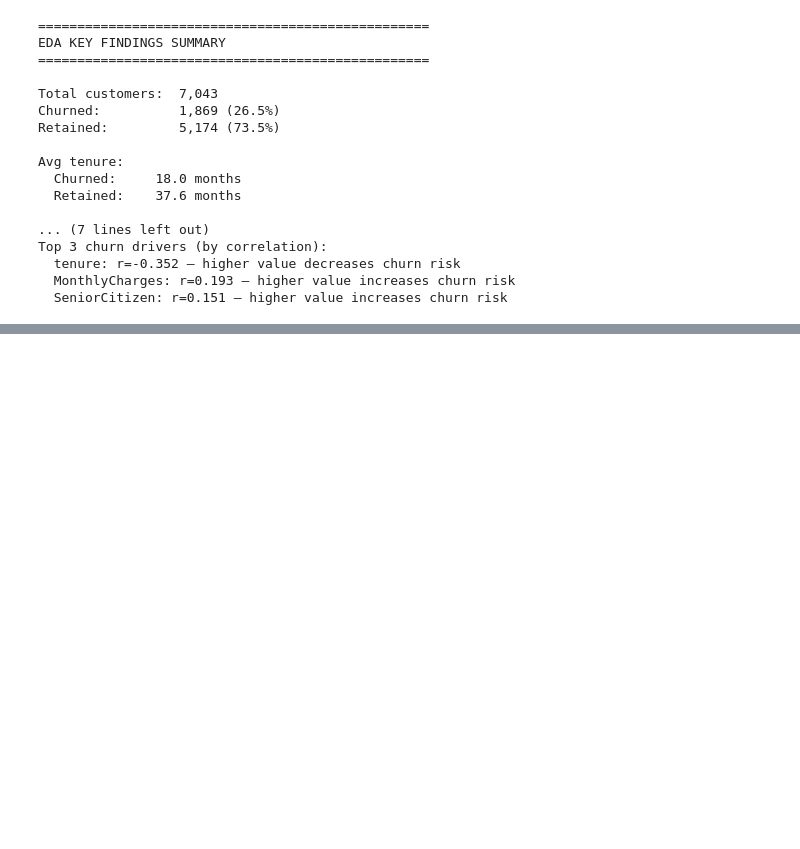
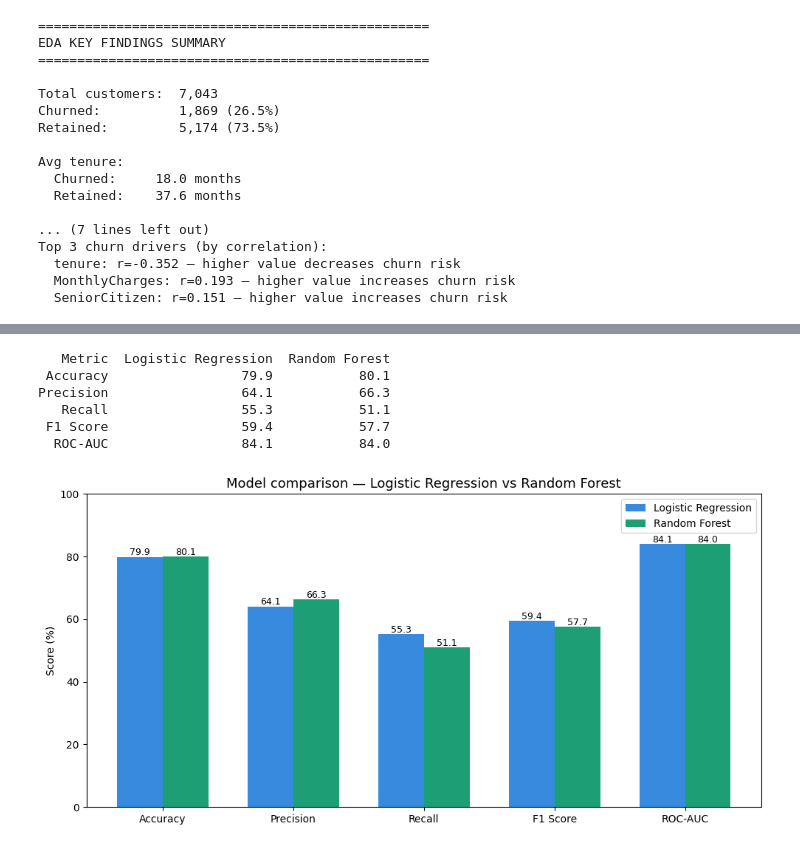
Before and after one commit to VinayTodkar/customer-churn-analysis, a Jupyter notebook: customer-churn-analysis.ipynb, the cells around one changed output, grey strips where cells are left out. Drawn from its saved outputs; the diff is of its cells as text; code cells hidden in the pictures; blank space fills up the shorter version.

```diff
--- a/customer-churn-analysis.ipynb
+++ b/customer-churn-analysis.ipynb
@@ -246,0 +353,19 @@ Top 3 churn drivers (by correlation):
+# %%
+rf_model = RandomForestClassifier(
+    n_estimators=100,
+    max_depth=10,
+    min_samples_split=10,
+    random_state=42,
+    n_jobs=-1
+)
+rf_model.fit(X_train, y_train)
+
+rf_preds      = rf_model.predict(X_test)
+rf_preds_prob = rf_model.predict_proba(X_test)[:, 1]
+
+print("=== Random Forest Results ===")
+print(f"Accuracy:  {accuracy_score(y_test, rf_preds)*100:.1f}%")
+print(f"Precision: {precision_score(y_test, rf_preds)*100:.1f}%")
+print(f"Recall:    {recall_score(y_test, rf_preds)*100:.1f}%")
+print(f"F1 Score:  {f1_score(y_test, rf_preds)*100:.1f}%")
+print(f"ROC-AUC:   {roc_auc_score(y_test, rf_preds_prob)*100:.1f}%")
@@ -246,0 +379,57 @@ Top 3 churn drivers (by correlation):
+# %%
+metrics = {
+    'Metric':    ['Accuracy', 'Precision', 'Recall', 'F1 Score', 'ROC-AUC'],
+    'Logistic Regression': [
+        accuracy_score(y_test, lr_preds),
+        precision_score(y_test, lr_preds),
+        recall_score(y_test, lr_preds),
+        f1_score(y_test, lr_preds),
+        roc_auc_score(y_test, lr_preds_prob)
+    ],
+    'Random Forest': [
+        accuracy_score(y_test, rf_preds),
+        precision_score(y_test, rf_preds),
+        recall_score(y_test, rf_preds),
+        f1_score(y_test, rf_preds),
+        roc_auc_score(y_test, rf_preds_prob)
+    ]
+}
+
+results_df = pd.DataFrame(metrics)
+results_df['Logistic Regression'] = results_df['Logistic Regression'].mul(100).round(1)
+results_df['Random Forest']       = results_df['Random Forest'].mul(100).round(1)
+print(results_df.to_string(index=False))
+
+# Bar chart comparison
+x     = np.arange(len(metrics['Metric']))
+width = 0.35
+
+fig, ax = plt.subplots(figsize=(10, 5))
+bars1 = ax.bar(x - width/2, results_df['Logistic Regression'], width, label='Logistic Regression', color='#378ADD', edgecolor='none')
+bars2 = ax.bar(x + width/2, results_df['Random Forest'],       width, label='Random Forest',       color='#1D9E75', edgecolor='none')
+
+ax.set_ylabel('Score (%)')
+ax.set_title('Model comparison — Logistic Regression vs Random Forest', fontsize=13)
+ax.set_xticks(x)
+ax.set_xticklabels(metrics['Metric'])
+ax.set_ylim(0, 100)
+ax.legend()
+
+for bar in bars1:
+    ax.text(bar.get_x() + bar.get_width()/2, bar.get_height() + 0.5,
+            f'{bar.get_height():.1f}', ha='center', fontsize=9)
+for bar in bars2:
+    ax.text(bar.get_x() + bar.get_width()/2, bar.get_height() + 0.5,
+            f'{bar.get_height():.1f}', ha='center', fontsize=9)
+
+plt.tight_layout()
+plt.savefig('chart_model_comparison.png', dpi=150, bbox_inches='tight')
+plt.show()
+# %% [output]
+   Metric  Logistic Regression  Random Forest
+ Accuracy                 79.9           80.1
+Precision                 64.1           66.3
+   Recall                 55.3           51.1
+ F1 Score                 59.4           57.7
+  ROC-AUC                 84.1           84.0
+[figure, added]
```
Also changed, not shown: parts of 13 cells of this notebook.
